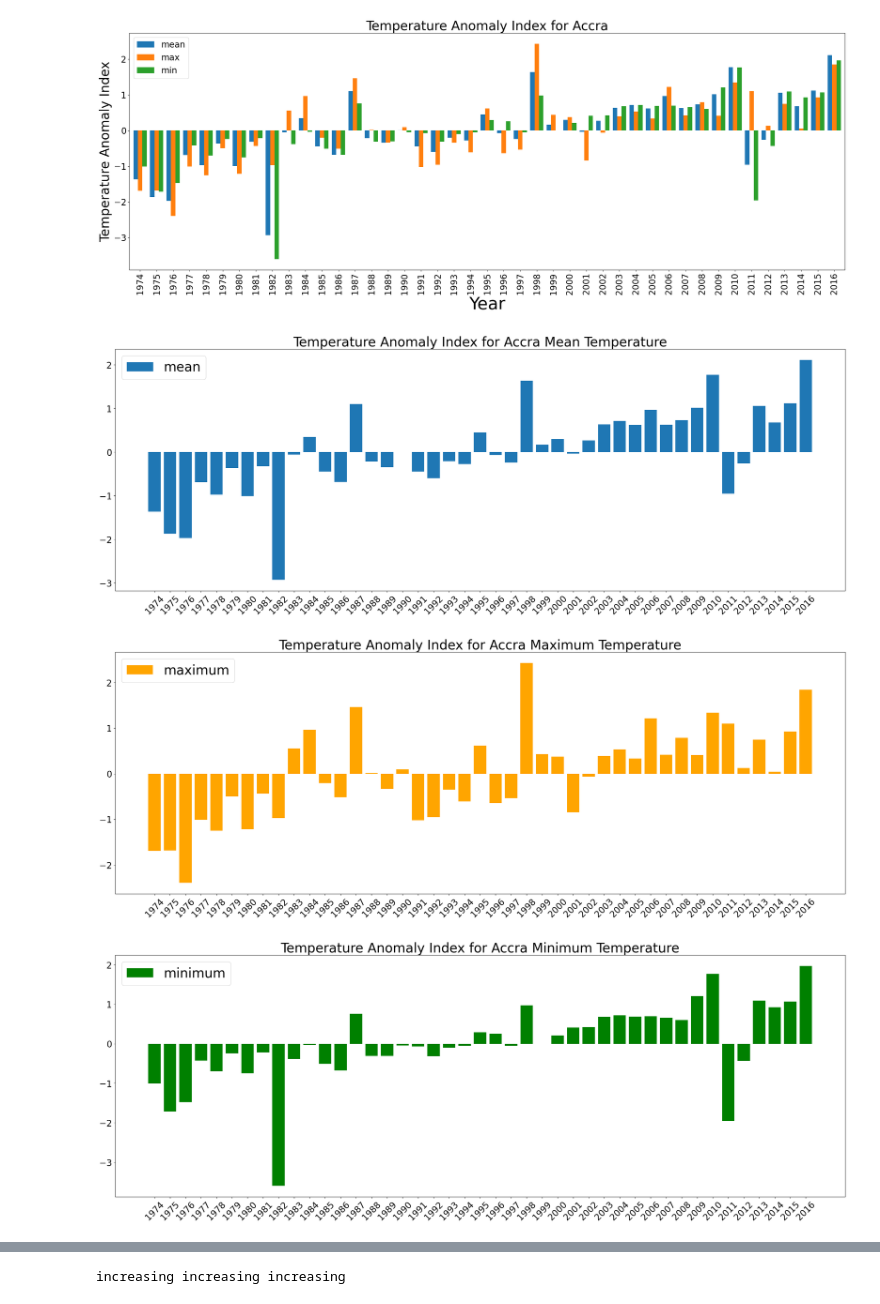
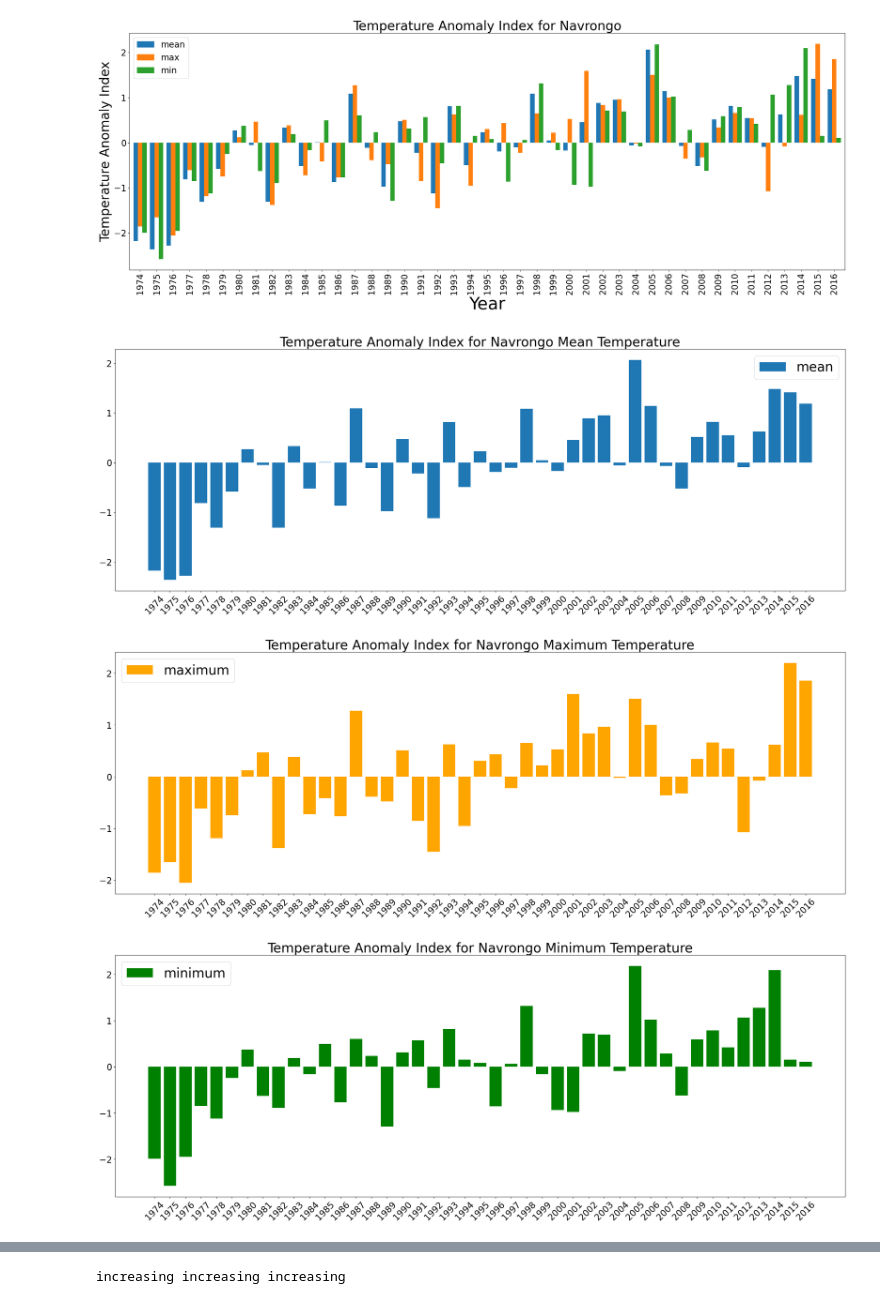
Before and after one commit to buabaj/air-temperature-analysis, a Jupyter notebook: temp-analysis.ipynb, the cells around one changed output, grey strips where cells are left out. Cells and saved outputs as stored; diff of their text form; code cells hidden in the pictures.

Commit message:
adds air temperature anomaly analysis for Navrongo

```diff
--- a/temp-analysis.ipynb
+++ b/temp-analysis.ipynb
@@ -7,9 +7,9 @@ from matplotlib import gridspec
 plt.rcParams['axes.labelsize'] = 20
 plt.rcParams['axes.titlesize'] = 25
 # %%
-data1 = 'data/Accra-mean.txt'
-data2 = 'data/Accra-max.txt'
-data3 = 'data/Accra-min.txt'
+data1 = 'data/Navrongo-mean.txt'
+data2 = 'data/Navrongo-max.txt'
+data3 = 'data/Navrongo-min.txt'
 
 df1 = pd.read_csv(data1, names=['year', 'month', 'day', 'temperature'], sep='\s+')
 df2 = pd.read_csv(data2, names=['year', 'month', 'day', 'temperature'], sep='\s+')
@@ -169,12 +169,12 @@ plt.xlabel('Year', fontsize=40)
 plt.xticks(fontsize=20)
 plt.yticks(fontsize=20)
 plt.ylabel('Temperature Anomaly Index', fontsize=30)
-plt.title('Temperature Anomaly Index for Accra', fontsize=30)
+plt.title('Temperature Anomaly Index for Navrongo', fontsize=30)
 ax.legend(fontsize=20, loc='upper left')
-plt.savefig('Accra-temperature-anomaly.png')
+plt.savefig('Navrongo-temperature-anomaly.png')
 plt.show()
 # %% [output]
-[figure, old version]
+[figure, new version]
 # %%
 #plot temperature anomaly index as a bar chart for each dataset
 
@@ -183,11 +183,11 @@ plt.bar(df1_yearly.index, df1_temp_anomaly, label='mean')
 plt.legend(fontsize=30)
 plt.xticks(df1_yearly.index, rotation=45, fontsize=20)
 plt.yticks(fontsize=20)
-plt.title('Temperature Anomaly Index for Accra Mean Temperature', fontsize=30)
-plt.savefig('Accra-mean-temperature-anomaly.png')
+plt.title('Temperature Anomaly Index for Navrongo Mean Temperature', fontsize=30)
+plt.savefig('Navrongo-mean-temperature-anomaly.png')
 plt.show()
 # %% [output]
-[figure, old version]
+[figure, new version]
 # %%
 #plot temperature anomaly index as a bar chart for each dataset
 
@@ -196,24 +196,24 @@ plt.bar(df2_yearly.index, df2_temp_anomaly, label='maximum', color='orange')
 plt.legend(fontsize=30, loc='upper left')
 plt.xticks(df2_yearly.index, rotation=45, fontsize=20)
 plt.yticks(fontsize=20)
-plt.title('Temperature Anomaly Index for Accra Maximum Temperature', fontsize=30)
-plt.savefig('Accra-max-temperature-anomaly.png')
+plt.title('Temperature Anomaly Index for Navrongo Maximum Temperature', fontsize=30)
+plt.savefig('Navrongo-max-temperature-anomaly.png')
 plt.show()
 # %% [output]
-[figure, old version]
+[figure, new version]
 # %%
 #plot temperature anomaly index as a bar chart for each dataset
 
 plt.rcParams["figure.figsize"] = (30, 10)
 plt.bar(df3_yearly.index, df3_temp_anomaly, label='minimum', color='green')
 plt.legend(fontsize=30)
 plt.xticks(df3_yearly.index, rotation=45, fontsize=20)
 plt.yticks(fontsize=20)
-plt.title('Temperature Anomaly Index for Accra Minimum Temperature', fontsize=30)
-plt.savefig('Accra-min-temperature-anomaly.png')
+plt.title('Temperature Anomaly Index for Navrongo Minimum Temperature', fontsize=30)
+plt.savefig('Navrongo-min-temperature-anomaly.png')
 plt.show()
 # %% [output]
-[figure, old version]
+[figure, new version]
 # %%
 #find trend of yearly average temperature using pymannkendall
 import pymannkendall as mk
```
Also changed, not shown: parts of 6 cells of this notebook, 11 other files.
